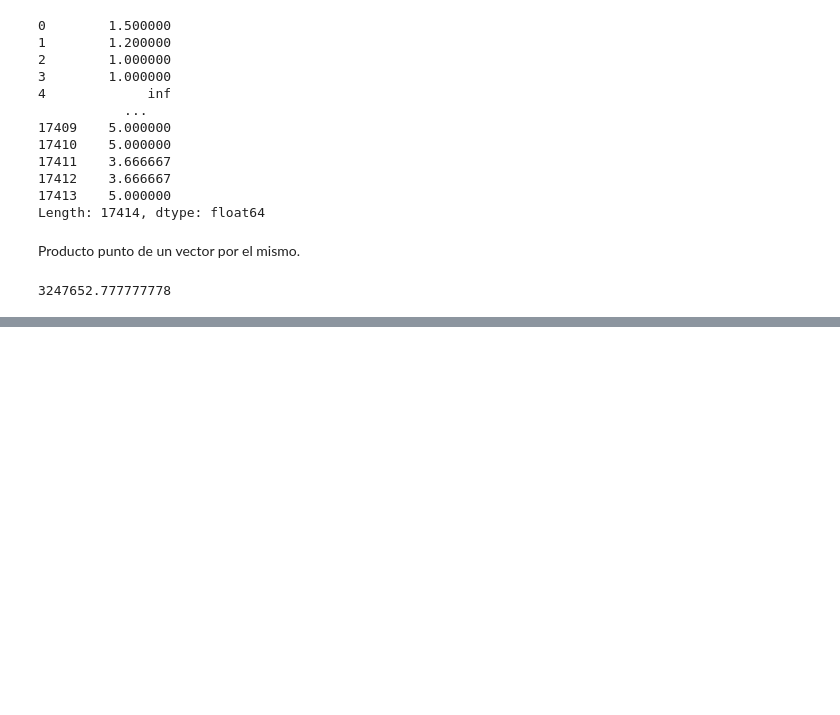
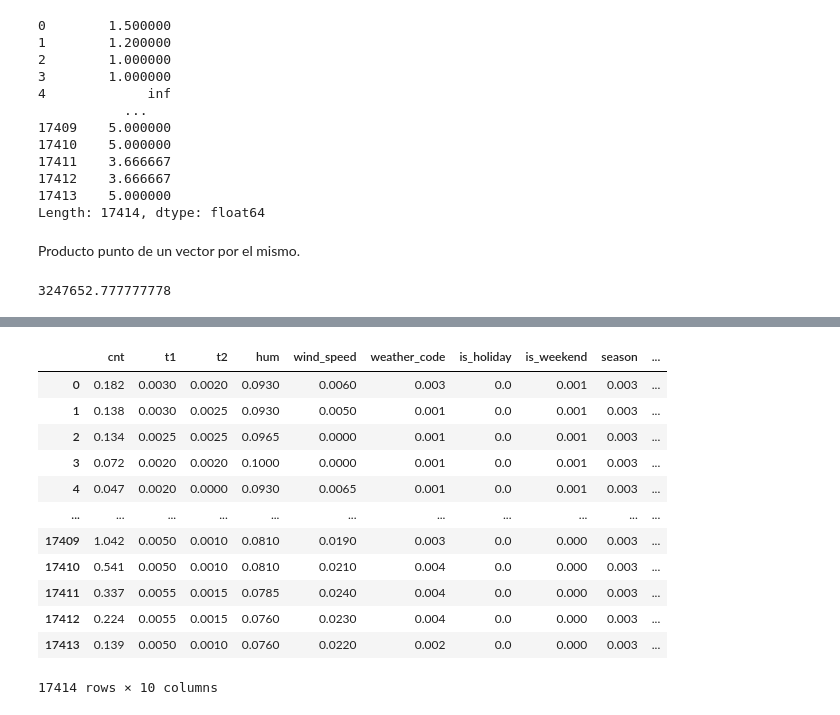
Before and after one commit to francomanca93/analisis-de-datos, a Jupyter notebook: 3-Aplicando-pandas/8_Funciones_matemáticas.ipynb, the cells around one changed output, grey strips where cells are left out. Cells and saved outputs as stored; diff of their text form; code cells hidden in the pictures; blank space fills up the shorter version.

Commit message:
Usando funciones mas complejas y Lambdas

```diff
--- a/3-Aplicando-pandas/8_Funciones_matemáticas.ipynb
+++ b/3-Aplicando-pandas/8_Funciones_matemáticas.ipynb
@@ -274,0 +461,16 @@ df['t1'].dot(df['t1'])
+# %%
+df.applymap(lambda x:x/1000)
+# %% [output]
+|  | cnt | t1 | t2 | hum | wind_speed | weather_code | is_holiday | is_weekend | season | ... |
+| 0 | 0.182 | 0.0030 | 0.0020 | 0.0930 | 0.0060 | 0.003 | 0.0 | 0.001 | 0.003 | ... |
+| 1 | 0.138 | 0.0030 | 0.0025 | 0.0930 | 0.0050 | 0.001 | 0.0 | 0.001 | 0.003 | ... |
+| 2 | 0.134 | 0.0025 | 0.0025 | 0.0965 | 0.0000 | 0.001 | 0.0 | 0.001 | 0.003 | ... |
+| 3 | 0.072 | 0.0020 | 0.0020 | 0.1000 | 0.0000 | 0.001 | 0.0 | 0.001 | 0.003 | ... |
+| 4 | 0.047 | 0.0020 | 0.0000 | 0.0930 | 0.0065 | 0.001 | 0.0 | 0.001 | 0.003 | ... |
+| ... | ... | ... | ... | ... | ... | ... | ... | ... | ... | ... |
+| 17409 | 1.042 | 0.0050 | 0.0010 | 0.0810 | 0.0190 | 0.003 | 0.0 | 0.000 | 0.003 | ... |
+| 17410 | 0.541 | 0.0050 | 0.0010 | 0.0810 | 0.0210 | 0.004 | 0.0 | 0.000 | 0.003 | ... |
+| 17411 | 0.337 | 0.0055 | 0.0015 | 0.0785 | 0.0240 | 0.004 | 0.0 | 0.000 | 0.003 | ... |
+| 17412 | 0.224 | 0.0055 | 0.0015 | 0.0760 | 0.0230 | 0.004 | 0.0 | 0.000 | 0.003 | ... |
+| 17413 | 0.139 | 0.0050 | 0.0010 | 0.0760 | 0.0220 | 0.002 | 0.0 | 0.000 | 0.003 | ... |
+17414 rows × 10 columns
```
Also changed, not shown: parts of 27 cells of this notebook.
